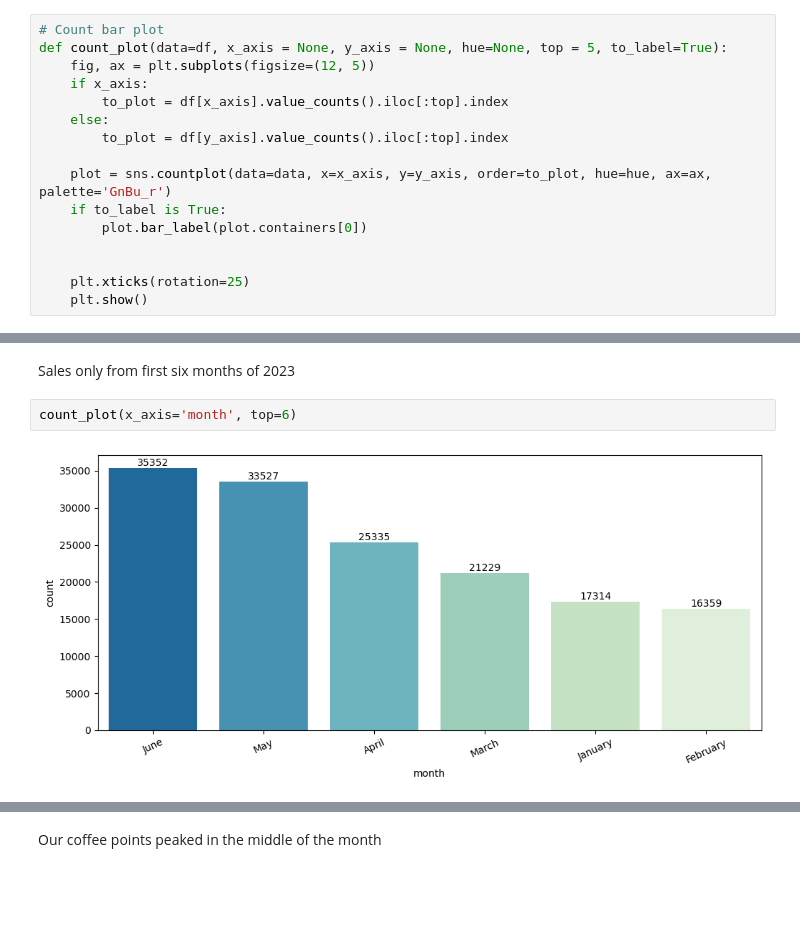
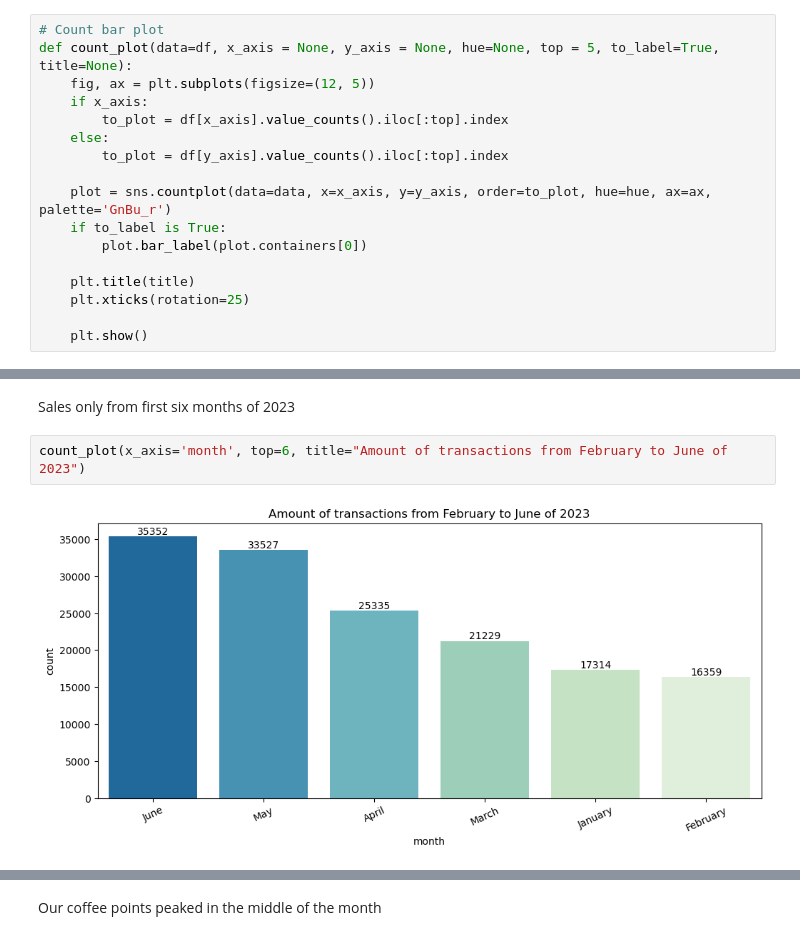
Before and after one commit to kayukovzakhar/coffe-shops, a Jupyter notebook: CoffeeShops.ipynb, the cells around one changed output, grey strips where cells are left out. Saved outputs shown, nothing was run; the diff lists cells and outputs as text; blank space fills up the shorter version.

```diff
--- a/CoffeeShops.ipynb
+++ b/CoffeeShops.ipynb
@@ -137,7 +137,7 @@ df.describe(include=['category', 'object'])
 # Analyzing and visualizing
 # %%
 # Count bar plot
-def count_plot(data=df, x_axis = None, y_axis = None, hue=None, top = 5, to_label=True):
+def count_plot(data=df, x_axis = None, y_axis = None, hue=None, top = 5, to_label=True, title=None):
     fig, ax = plt.subplots(figsize=(12, 5))
     if x_axis:
         to_plot = df[x_axis].value_counts().iloc[:top].index
@@ -148,8 +148,9 @@ def count_plot(data=df, x_axis = None, y_axis = None, hue=None, top = 5, to_labe
     if to_label is True:
         plot.bar_label(plot.containers[0])
 
+    plt.title(title)
+    plt.xticks(rotation=25)
 
-    plt.xticks(rotation=25)
     plt.show()
 # %%
 # create function that visualized categorical column using pie plot
@@ -192,7 +189,7 @@ df['year'].unique(), df['month'].unique()
 # %% [markdown]
 Sales only from first six months of 2023
 # %%
-count_plot(x_axis='month', top=6)
+count_plot(x_axis='month', top=6, title="Amount of transactions from February to June of 2023")
 # %% [output]
-[figure, old version]
+[figure, new version]
 # %%
```
Also changed, not shown: parts of 13 cells of this notebook.
